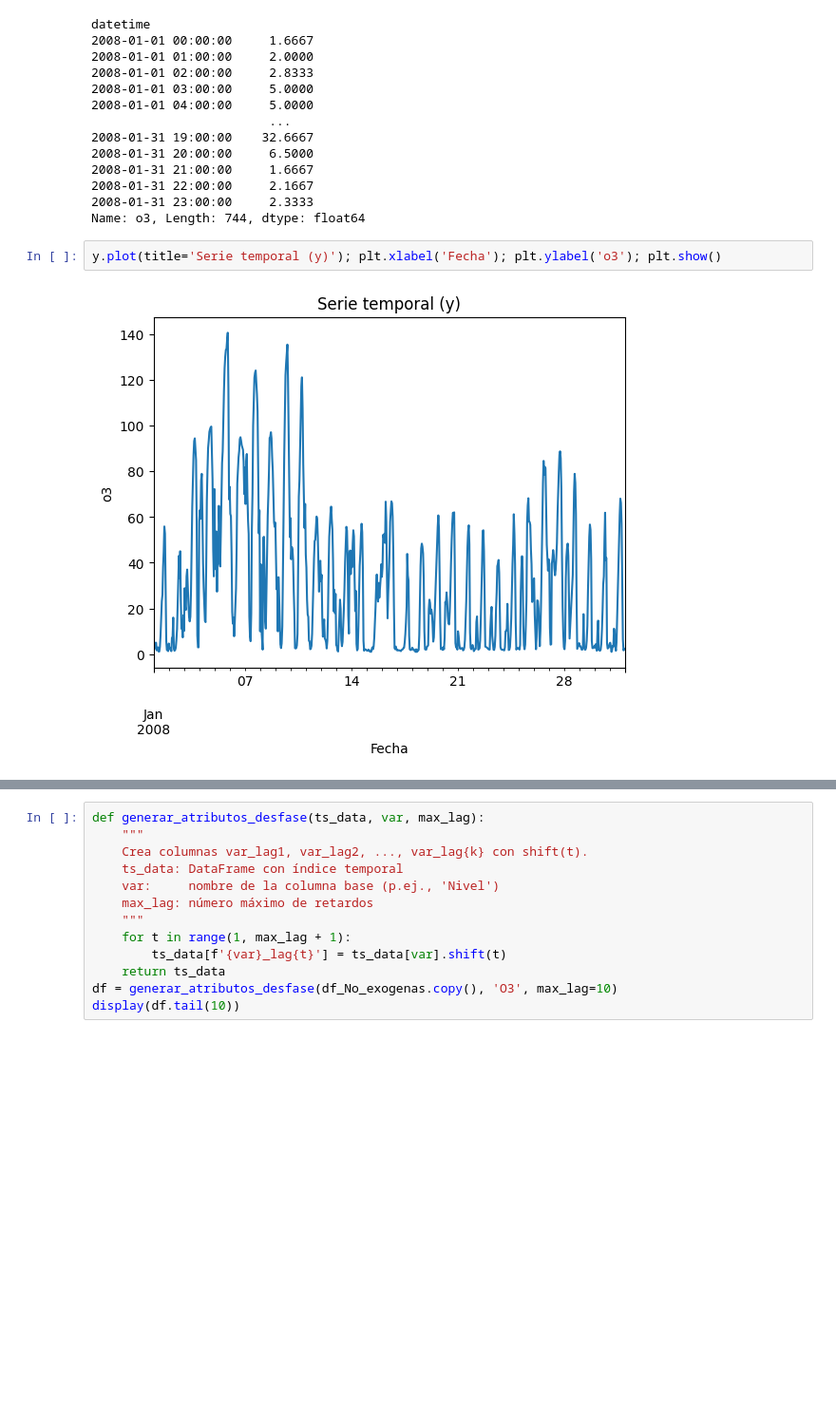
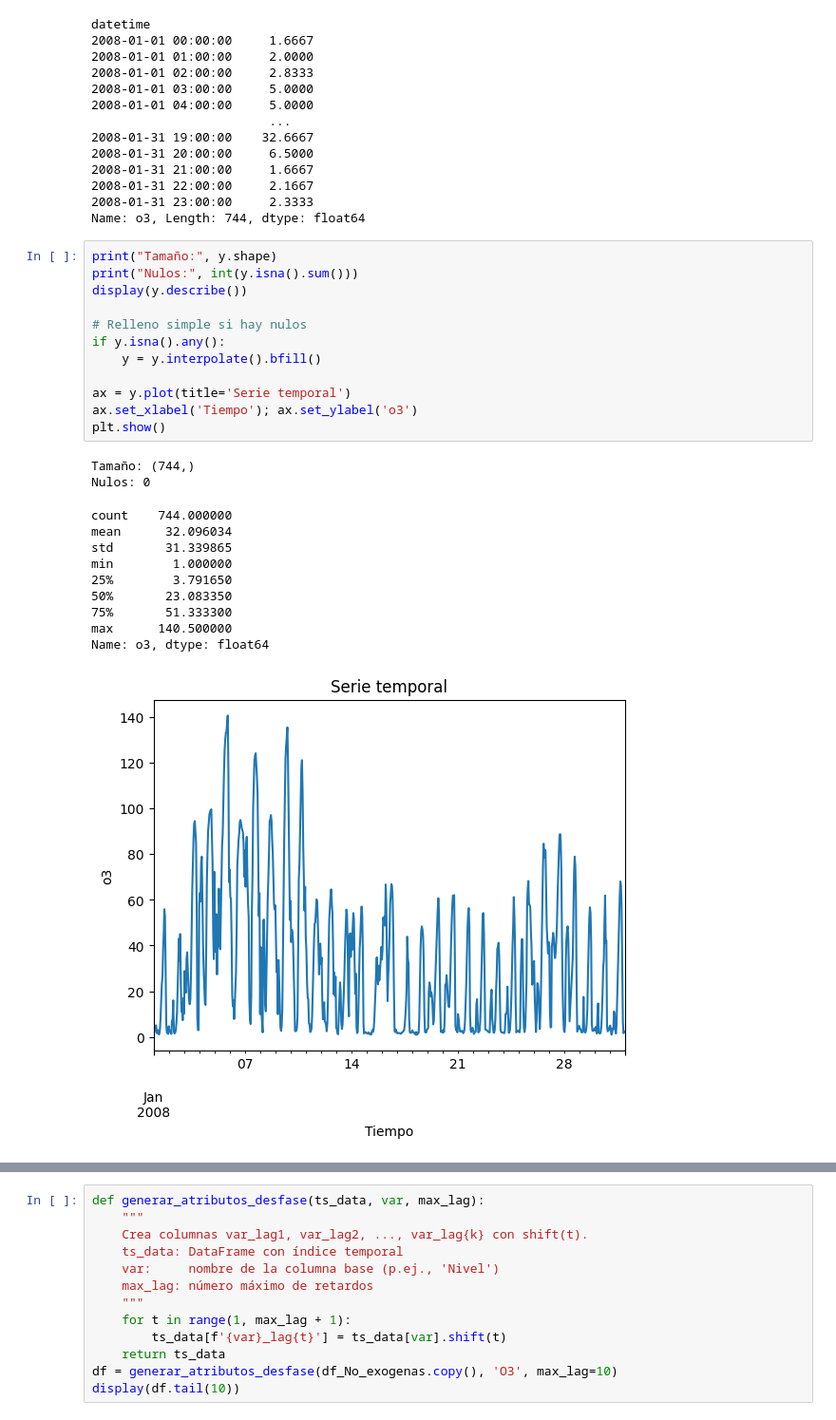
Before and after one commit to ignacioareal23-svg/AASeriesTemporalesFlujosDeDatos, a Jupyter notebook: ProyectoSeries/main.ipynb, the cells around one changed output, grey strips where cells are left out. Shown at 95% size. Cells and saved outputs as stored; diff of their text form; blank space fills up the shorter version.

```diff
--- a/ProyectoSeries/main.ipynb
+++ b/ProyectoSeries/main.ipynb
@@ -538,9 +549,30 @@ datetime
 2008-01-31 22:00:00     2.1667
 2008-01-31 23:00:00     2.3333
 Name: o3, Length: 744, dtype: float64
-# %%
-y.plot(title='Serie temporal (y)'); plt.xlabel('Fecha'); plt.ylabel('o3'); plt.show()
-# %% [output]
-[figure, removed]
+# %%
+print("Tamaño:", y.shape)
+print("Nulos:", int(y.isna().sum()))
+display(y.describe())
+
+# Relleno simple si hay nulos
+if y.isna().any():
+    y = y.interpolate().bfill()
+
+ax = y.plot(title='Serie temporal')
+ax.set_xlabel('Tiempo'); ax.set_ylabel('o3')
+plt.show()
+# %% [output]
+Tamaño: (744,)
+Nulos: 0
+count    744.000000
+mean      32.096034
+std       31.339865
+min        1.000000
+25%        3.791650
+50%       23.083350
+75%       51.333300
+max      140.500000
+Name: o3, dtype: float64
+[figure, added]
 # %%
 # 5) Split y CV
```
Also changed, not shown: parts of 12 cells of this notebook.
